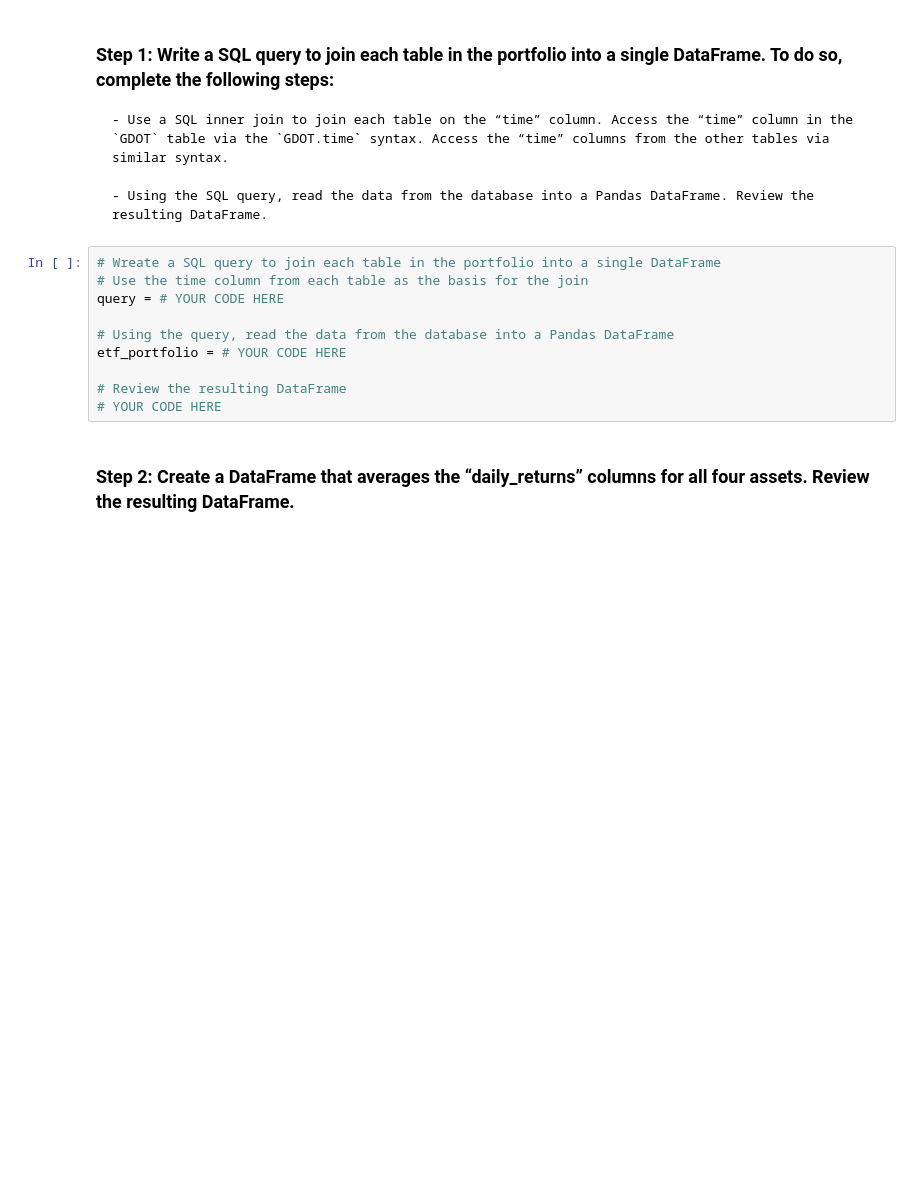
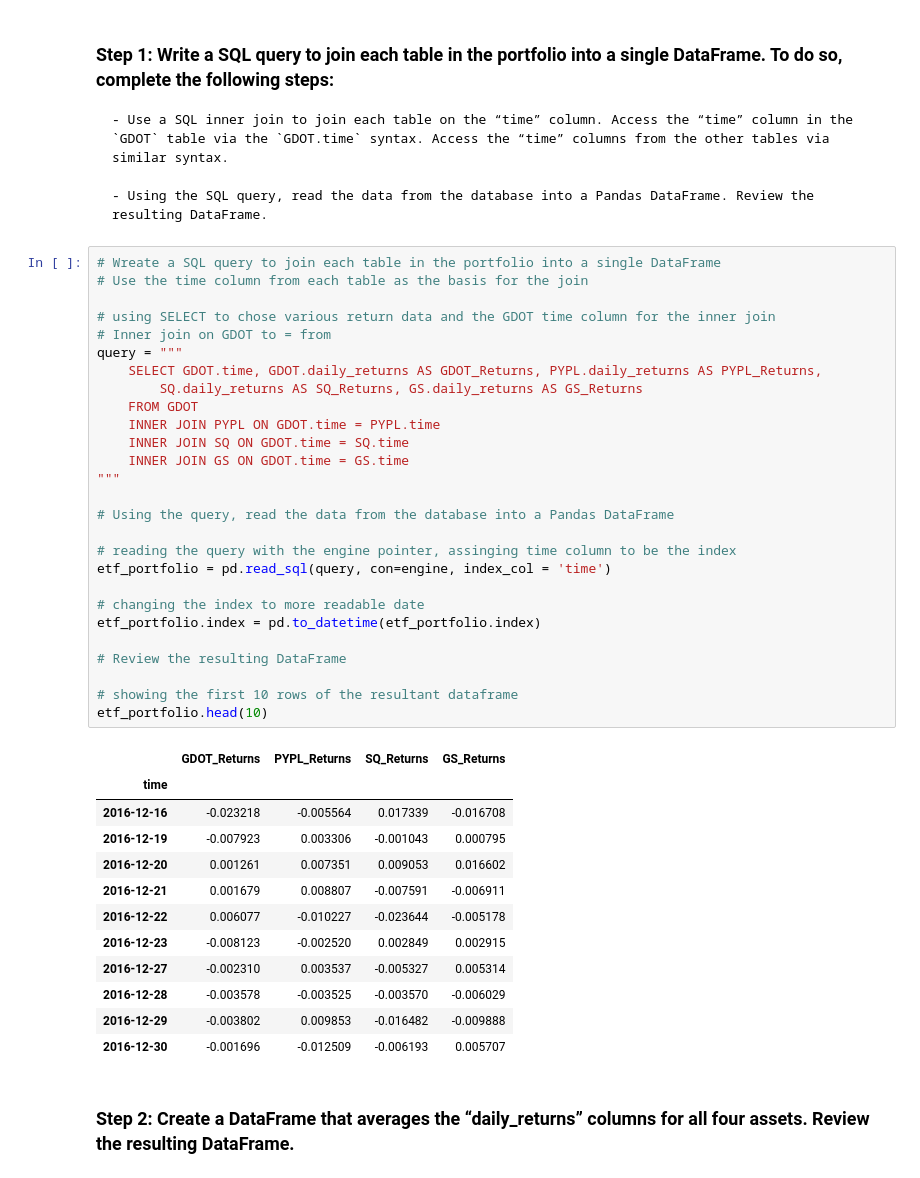
Before and after one commit to AndrewRBader/Challenge7_CU-fintech, a Jupyter notebook: etf_analyzer.ipynb, the cells around one changed output. Cells and saved outputs as stored; diff of their text form; blank space fills up the shorter version.

```diff
--- a/etf_analyzer.ipynb
+++ b/etf_analyzer.ipynb
@@ -348,16 +346,46 @@ Complete the following steps:
     - Use a SQL inner join to join each table on the “time” column. Access the “time” column in the `GDOT` table via the `GDOT.time` syntax. Access the “time” columns from the other tables via similar syntax.
 
     - Using the SQL query, read the data from the database into a Pandas DataFrame. Review the resulting DataFrame.
-# %%
-# Wreate a SQL query to join each table in the portfolio into a single DataFrame
-# Use the time column from each table as the basis for the join
-query = # YOUR CODE HERE
-
-# Using the query, read the data from the database into a Pandas DataFrame
-etf_portfolio = # YOUR CODE HERE
-
-# Review the resulting DataFrame
-# YOUR CODE HERE
+# %%
+# Wreate a SQL query to join each table in the portfolio into a single DataFrame
+# Use the time column from each table as the basis for the join
+
+# using SELECT to chose various return data and the GDOT time column for the inner join
+# Inner join on GDOT to = from
+query = """
+    SELECT GDOT.time, GDOT.daily_returns AS GDOT_Returns, PYPL.daily_returns AS PYPL_Returns,
+        SQ.daily_returns AS SQ_Returns, GS.daily_returns AS GS_Returns
+    FROM GDOT
+    INNER JOIN PYPL ON GDOT.time = PYPL.time
+    INNER JOIN SQ ON GDOT.time = SQ.time
+    INNER JOIN GS ON GDOT.time = GS.time
+"""
+
+# Using the query, read the data from the database into a Pandas DataFrame
+
+# reading the query with the engine pointer, assinging time column to be the index
+etf_portfolio = pd.read_sql(query, con=engine, index_col = 'time')
+
+# changing the index to more readable date
+etf_portfolio.index = pd.to_datetime(etf_portfolio.index)
+
+# Review the resulting DataFrame
+
+# showing the first 10 rows of the resultant dataframe
+etf_portfolio.head(10)
+# %% [output]
+|  | GDOT_Returns | PYPL_Returns | SQ_Returns | GS_Returns |
+| time |  |  |  |  |
+| 2016-12-16 | -0.023218 | -0.005564 | 0.017339 | -0.016708 |
+| 2016-12-19 | -0.007923 | 0.003306 | -0.001043 | 0.000795 |
+| 2016-12-20 | 0.001261 | 0.007351 | 0.009053 | 0.016602 |
+| 2016-12-21 | 0.001679 | 0.008807 | -0.007591 | -0.006911 |
+| 2016-12-22 | 0.006077 | -0.010227 | -0.023644 | -0.005178 |
+| 2016-12-23 | -0.008123 | -0.002520 | 0.002849 | 0.002915 |
+| 2016-12-27 | -0.002310 | 0.003537 | -0.005327 | 0.005314 |
+| 2016-12-28 | -0.003578 | -0.003525 | -0.003570 | -0.006029 |
+| 2016-12-29 | -0.003802 | 0.009853 | -0.016482 | -0.009888 |
+| 2016-12-30 | -0.001696 | -0.012509 | -0.006193 | 0.005707 |
 # %% [markdown]
 ### Step 2: Create a DataFrame that averages the “daily_returns” columns for all four assets. Review the resulting DataFrame.
 # %%
```
Also changed, not shown: parts of 2 cells of this notebook.
